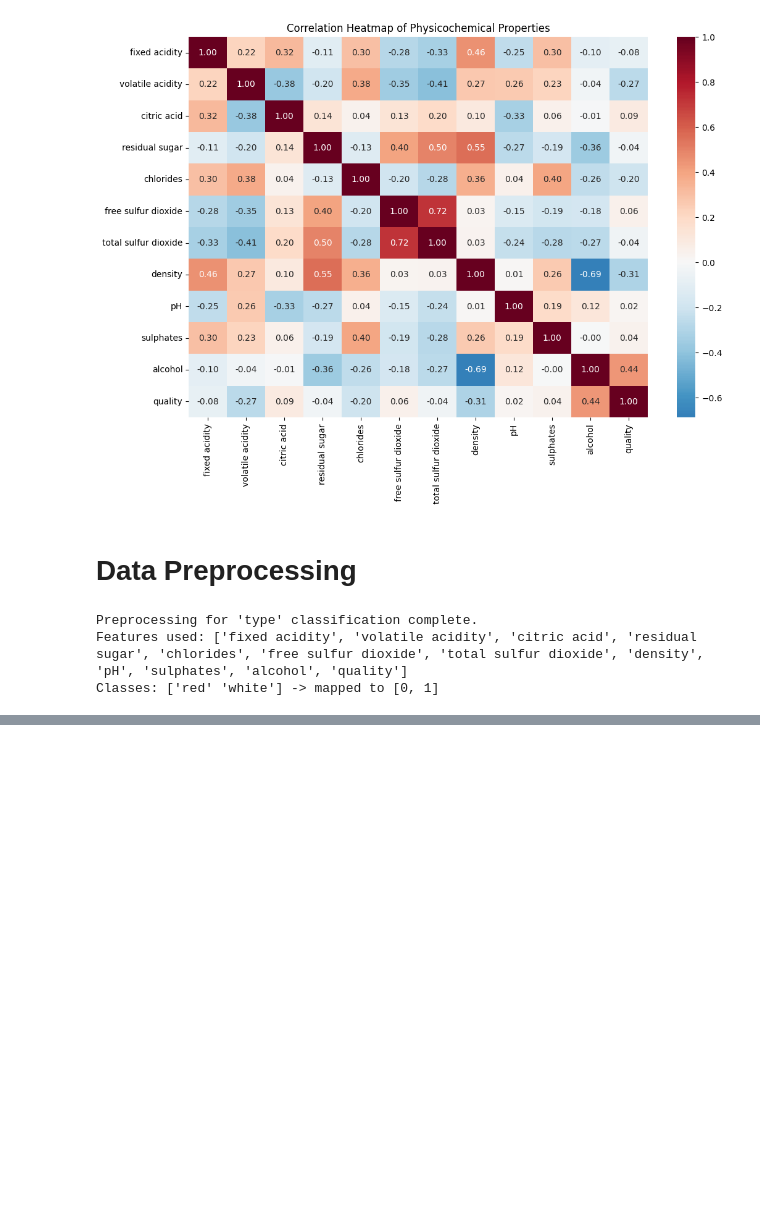
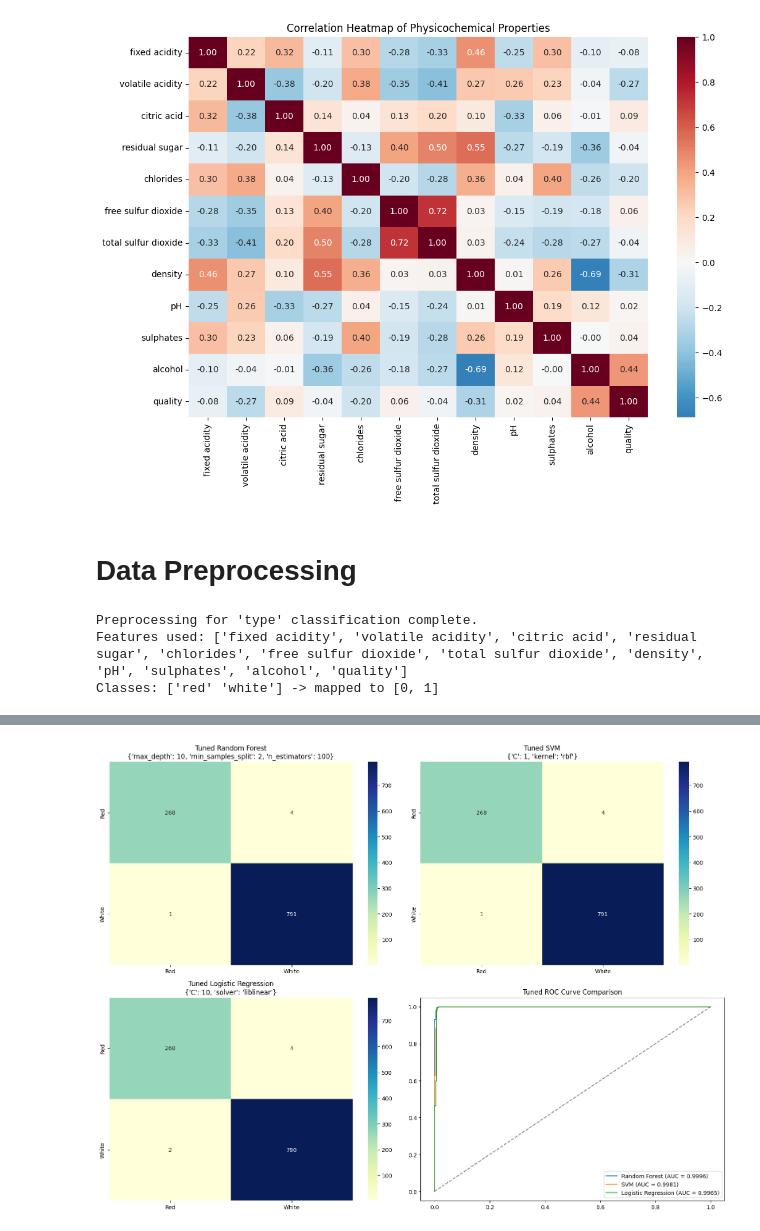
Before and after one commit to arajesh3097/Data-Science-Project, a Jupyter notebook: Winequality.ipynb, the cells around one changed output, grey strips where cells are left out. Cells and saved outputs as stored; diff of their text form; code cells hidden in the pictures; blank space fills up the shorter version.

Commit message:
Done Hyperparameter Tuning

```diff
--- a/Winequality.ipynb
+++ b/Winequality.ipynb
@@ -336,0 +341,83 @@ FINAL SUMMARIZED PERFORMANCE
+# %%
+from sklearn.model_selection import GridSearchCV
+
+# 1. Define Parameter Grids for each model
+param_grids = {
+    "Random Forest": {
+        'n_estimators': [50, 100],
+        'max_depth': [None, 10, 20],
+        'min_samples_split': [2, 5]
+    },
+    "SVM": {
+        'C': [0.1, 1, 10],
+        'kernel': ['rbf', 'linear']
+    },
+    "Logistic Regression": {
+        'C': [0.01, 0.1, 1, 10],
+        'solver': ['liblinear', 'lbfgs']
+    }
+}
+
+best_models = {}
+tuned_results = []
+
+fig, axes = plt.subplots(2, 2, figsize=(16, 12))
+axes = axes.ravel()
+
+# 2. Run GridSearch and Evaluate
+for i, (name, model) in enumerate(models.items()):
+    print(f"Tuning {name}...")
+
+    # Initialize GridSearch
+    grid_search = GridSearchCV(model, param_grids[name], cv=5, scoring='f1', n_jobs=-1)
+
+    start_train = time.time()
+    grid_search.fit(X_train_comb, y_train_comb)
+    train_time = time.time() - start_train
+
+    # Get the best estimator
+    best_model = grid_search.best_estimator_
+    best_models[name] = best_model
+
+    # Testing
+    start_test = time.time()
+    y_pred = best_model.predict(X_test_comb)
+    test_time = time.time() - start_test
+
+    # Metrics
+    acc = accuracy_score(y_test_comb, y_pred)
+    prec = precision_score(y_test_comb, y_pred)
+    rec = recall_score(y_test_comb, y_pred)
+    f1 = f1_score(y_test_comb, y_pred)
+
+    tuned_results.append({
+        "Model": name, "Best Params": grid_search.best_params_,
+        "Accuracy": acc, "Precision": prec, "Recall": rec, "F1-Score": f1,
+        "Train Time (s)": round(train_time, 4), "Test Time (s)": round(test_time, 4)
+    })
+
+    # Confusion Matrix
+    cm = confusion_matrix(y_test_comb, y_pred)
+    sns.heatmap(cm, annot=True, fmt='d', ax=axes[i], cmap='YlGnBu',
+                xticklabels=['Red', 'White'], yticklabels=['Red', 'White'])
+    axes[i].set_title(f"Tuned {name}\n{grid_search.best_params_}")
+
+# 3. Tuned ROC Curve
+for name, model in best_models.items():
+    y_probs = model.predict_proba(X_test_comb)[:, 1]
+    fpr, tpr, _ = roc_curve(y_test_comb, y_probs)
+    roc_auc = auc(fpr, tpr)
+    axes[3].plot(fpr, tpr, label=f'{name} (AUC = {roc_auc:.4f})')
+
+axes[3].plot([0, 1], [0, 1], 'k--', alpha=0.5)
+axes[3].set_title("Tuned ROC Curve Comparison")
+axes[3].legend(loc='lower right')
+
+plt.tight_layout()
+plt.show()
+
+# 4. Summarized Matrix
+df_tuned = pd.DataFrame(tuned_results).set_index("Model")
+print("\n--- HYPERPARAMETER TUNED RESULTS ---")
+display(df_tuned)
+# %% [output]
@@ -336,0 +427 @@ FINAL SUMMARIZED PERFORMANCE
+[figure, added]
```
Also changed, not shown: parts of 4 cells of this notebook.
